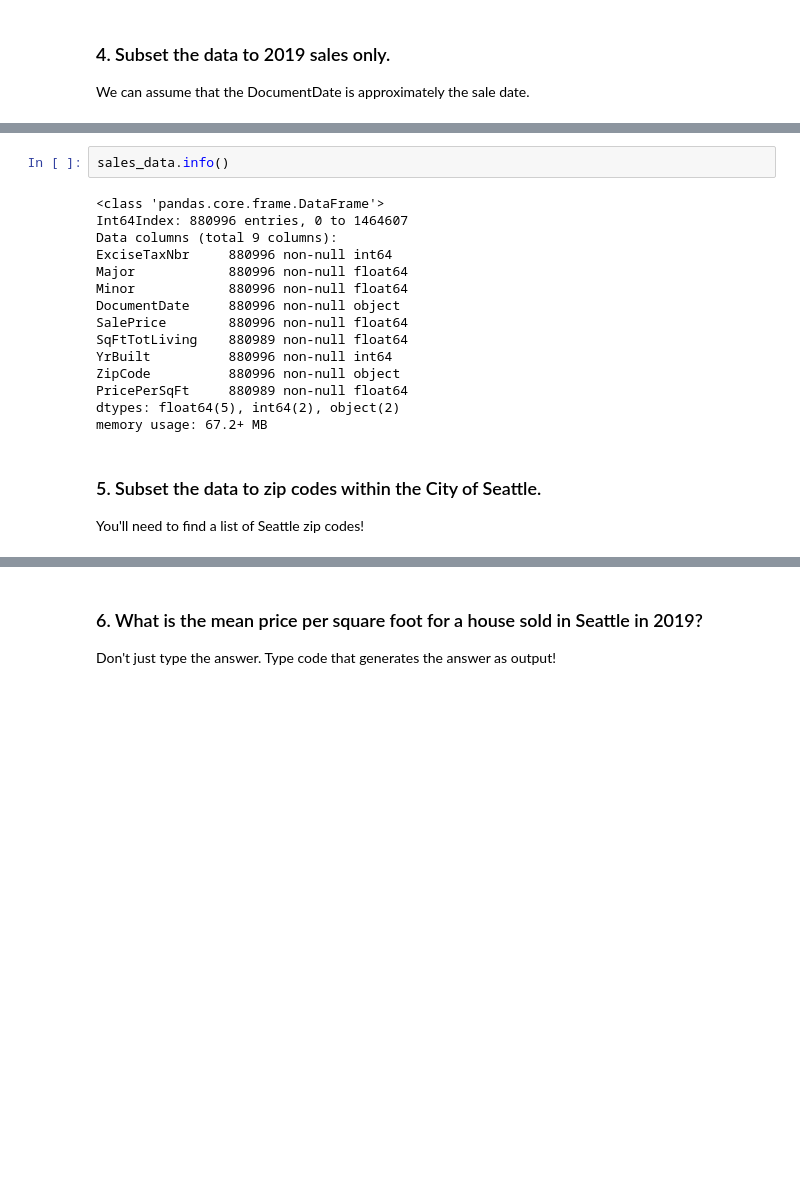
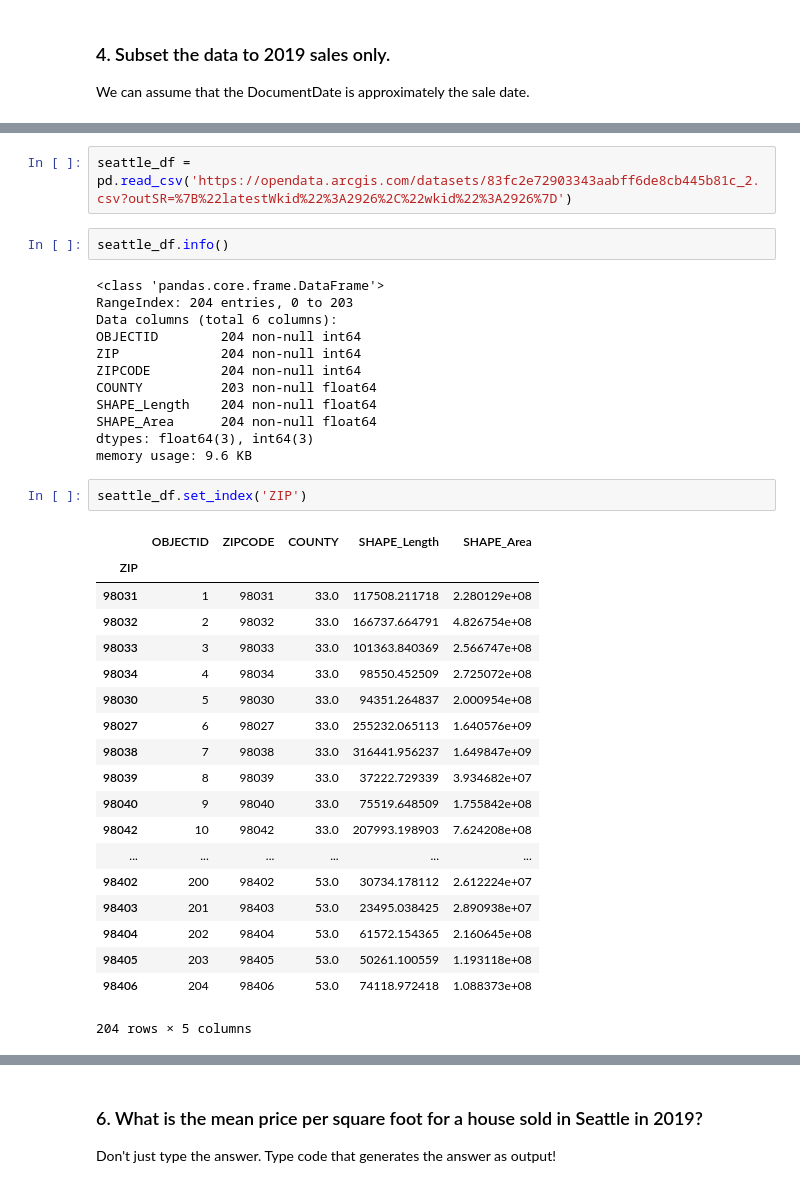
Before and after one commit to climatebrad/dc-ds-100719, a Jupyter notebook: module-1/week-2/day-7-cleaning_data_pandas/pandas-3-data-cleaning-brad.ipynb, the cells around one changed output, grey strips where cells are left out. Drawn from its saved outputs; the diff is of its cells as text; blank space fills up the shorter version.

```diff
--- a/module-1/week-2/day-7-cleaning_data_pandas/pandas-3-data-cleaning-brad.ipynb
+++ b/module-1/week-2/day-7-cleaning_data_pandas/pandas-3-data-cleaning-brad.ipynb
@@ -696,21 +817,38 @@ We can assume that the DocumentDate is approximately the sale date.
+# %%
+seattle_df = pd.read_csv('https://opendata.arcgis.com/datasets/83fc2e72903343aabff6de8cb445b81c_2.csv?outSR=%7B%22latestWkid%22%3A2926%2C%22wkid%22%3A2926%7D')
 # %%
-sales_data.info()
+seattle_df.info()
 # %% [output]
 <class 'pandas.core.frame.DataFrame'>
-Int64Index: 880996 entries, 0 to 1464607
-Data columns (total 9 columns):
-ExciseTaxNbr     880996 non-null int64
-Major            880996 non-null float64
-Minor            880996 non-null float64
-DocumentDate     880996 non-null object
-SalePrice        880996 non-null float64
-SqFtTotLiving    880989 non-null float64
-YrBuilt          880996 non-null int64
-ZipCode          880996 non-null object
-PricePerSqFt     880989 non-null float64
-dtypes: float64(5), int64(2), object(2)
-memory usage: 67.2+ MB
+RangeIndex: 204 entries, 0 to 203
+Data columns (total 6 columns):
+OBJECTID        204 non-null int64
+ZIP             204 non-null int64
+ZIPCODE         204 non-null int64
+COUNTY          203 non-null float64
+SHAPE_Length    204 non-null float64
+SHAPE_Area      204 non-null float64
+dtypes: float64(3), int64(3)
+memory usage: 9.6 KB
-# %% [markdown]
-### 5. Subset the data to zip codes within the City of Seattle.
-
-You'll need to find a list of Seattle zip codes!
+# %%
+seattle_df.set_index('ZIP')
+# %% [output]
+|  | OBJECTID | ZIPCODE | COUNTY | SHAPE_Length | SHAPE_Area |
+| ZIP |  |  |  |  |  |
+| 98031 | 1 | 98031 | 33.0 | 117508.211718 | 2.280129e+08 |
+| 98032 | 2 | 98032 | 33.0 | 166737.664791 | 4.826754e+08 |
+| 98033 | 3 | 98033 | 33.0 | 101363.840369 | 2.566747e+08 |
+| 98034 | 4 | 98034 | 33.0 | 98550.452509 | 2.725072e+08 |
+| 98030 | 5 | 98030 | 33.0 | 94351.264837 | 2.000954e+08 |
+| 98027 | 6 | 98027 | 33.0 | 255232.065113 | 1.640576e+09 |
+| 98038 | 7 | 98038 | 33.0 | 316441.956237 | 1.649847e+09 |
+| 98039 | 8 | 98039 | 33.0 | 37222.729339 | 3.934682e+07 |
+| 98040 | 9 | 98040 | 33.0 | 75519.648509 | 1.755842e+08 |
+| 98042 | 10 | 98042 | 33.0 | 207993.198903 | 7.624208e+08 |
+| ... | ... | ... | ... | ... | ... |
+| 98402 | 200 | 98402 | 53.0 | 30734.178112 | 2.612224e+07 |
+| 98403 | 201 | 98403 | 53.0 | 23495.038425 | 2.890938e+07 |
+| 98404 | 202 | 98404 | 53.0 | 61572.154365 | 2.160645e+08 |
+| 98405 | 203 | 98405 | 53.0 | 50261.100559 | 1.193118e+08 |
+| 98406 | 204 | 98406 | 53.0 | 74118.972418 | 1.088373e+08 |
+204 rows × 5 columns
```
Also changed, not shown: parts of 16 cells of this notebook.
